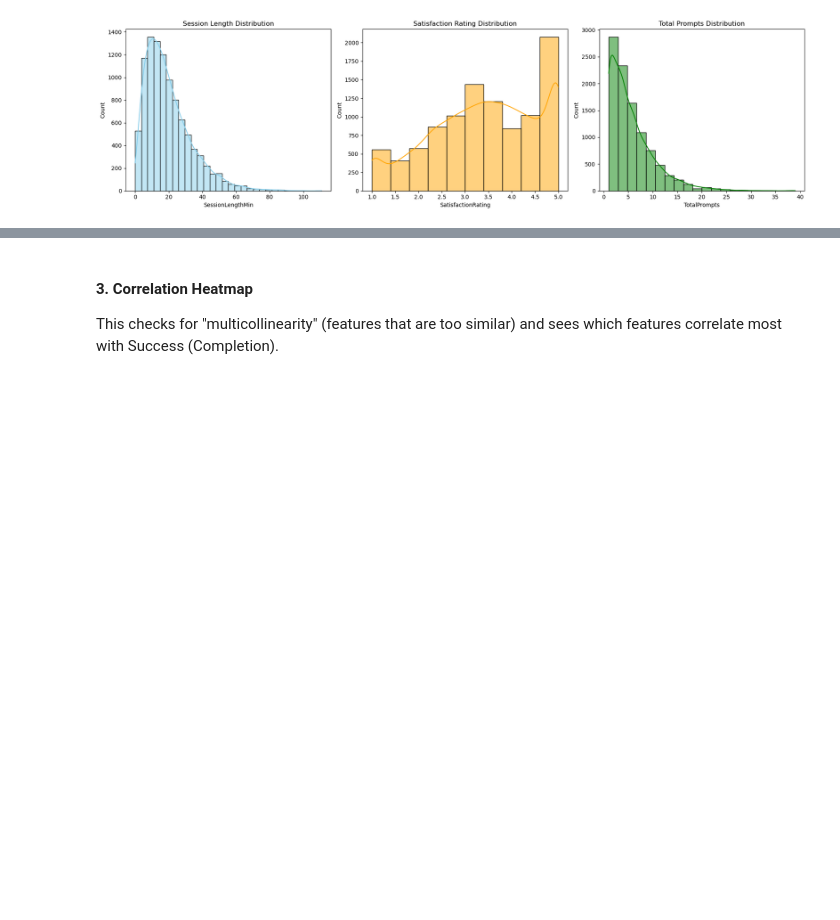
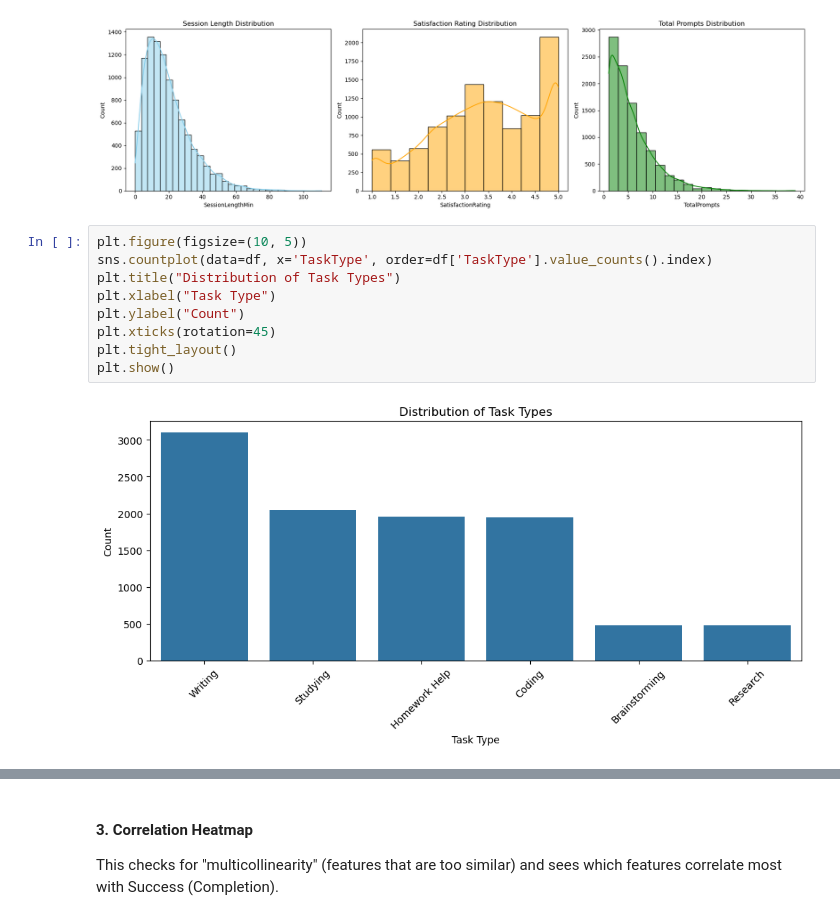
Before and after one commit to ZackGoodman/DS-3000-Project, a Jupyter notebook: ProjectStatement.ipynb, the cells around one changed output, grey strips where cells are left out. Saved outputs shown, nothing was run; the diff lists cells and outputs as text; blank space fills up the shorter version.

```diff
--- a/ProjectStatement.ipynb
+++ b/ProjectStatement.ipynb
@@ -167,3 +169,14 @@ plt.tight_layout()
 plt.show()
 # %% [output]
 [figure]
+# %%
+plt.figure(figsize=(10, 5))
+sns.countplot(data=df, x='TaskType', order=df['TaskType'].value_counts().index)
+plt.title("Distribution of Task Types")
+plt.xlabel("Task Type")
+plt.ylabel("Count")
+plt.xticks(rotation=45)
+plt.tight_layout()
+plt.show()
+# %% [output]
+[figure, added]
```
Also changed, not shown: parts of 18 cells of this notebook.
